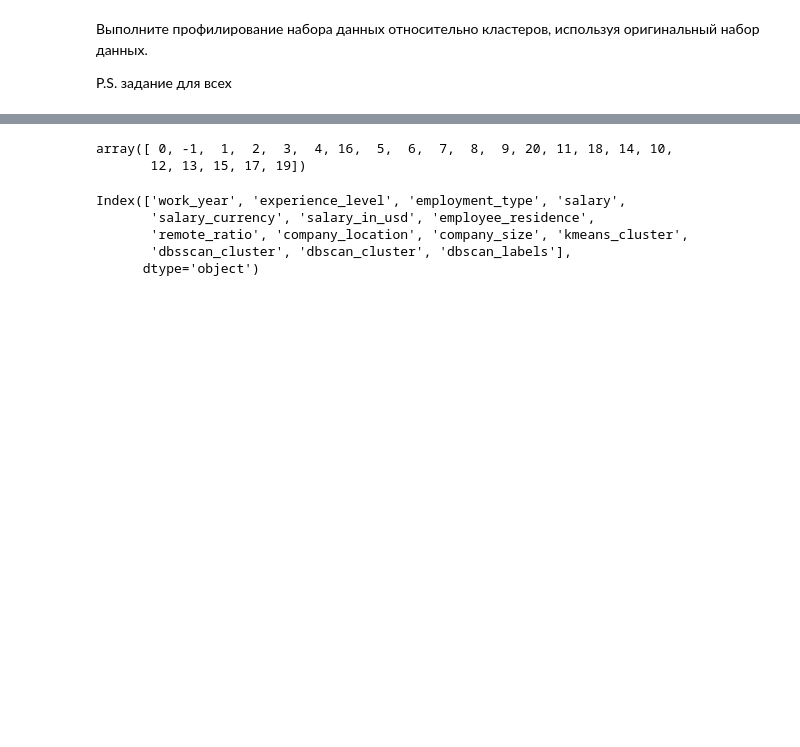
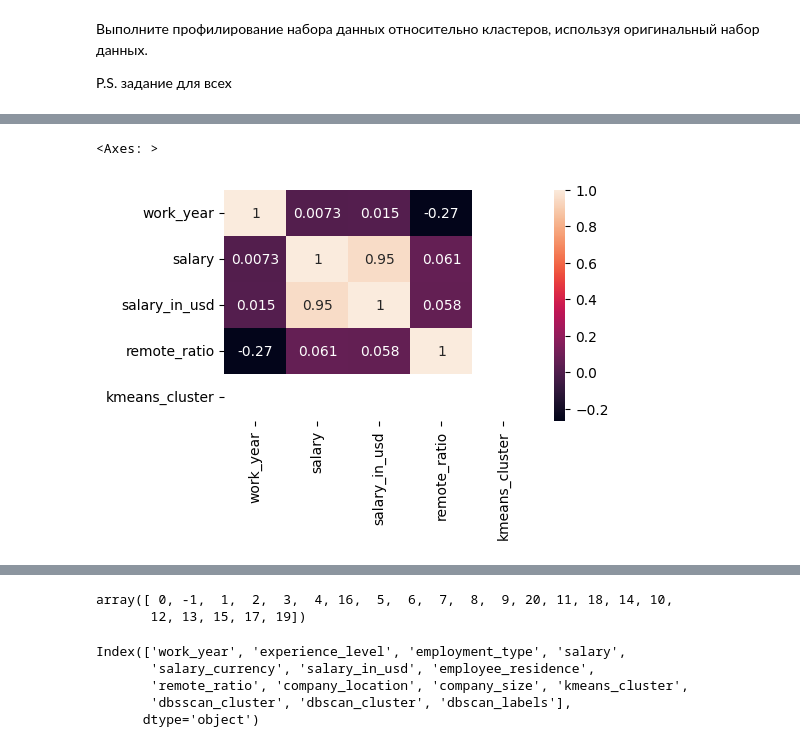
Before and after one commit to TheGodseeker/ML_PR, a Jupyter notebook: Задание_4.ipynb, the cells around one changed output, grey strips where cells are left out. Saved outputs shown, nothing was run; the diff lists cells and outputs as text; code cells hidden in the pictures; blank space fills up the shorter version.

```diff
--- a/Задание_4.ipynb
+++ b/Задание_4.ipynb
@@ -286,7 +287,7 @@ from sklearn.cluster import DBSCAN
 x_scaler = StandardScaler().fit_transform(X)
 
 # Инициализация и обучение модели DBSCAN
-dbscan = DBSCAN(eps=0.035, min_samples=16)
+dbscan = DBSCAN(eps=0.05, min_samples= 4)
 dbscan.fit(x_scaler)
 
 # Получение меток кластеров для каждой точки (-1 означает выбросы)
@@ -399,3 +447,3 @@ ProfileReport(df[df.dbscan_labels == 0]) # фильтруем по класте
 # %%
 df['kmeans_cluster'] = cluster_labels_2
-df['dbscan_cluster'] = labels
+cluster_centers_2
@@ -401,0 +491,7 @@ df['dbscan_cluster'] = labels
+# %%
+#Корреляция в кластере 0
+corr_matrix = df[df['kmeans_cluster'] == 0].corr()
+sns.heatmap(corr_matrix, annot=True)
+# %% [output]
+<Axes: >
+[figure, added]
```
Also changed, not shown: parts of 33 cells of this notebook.
